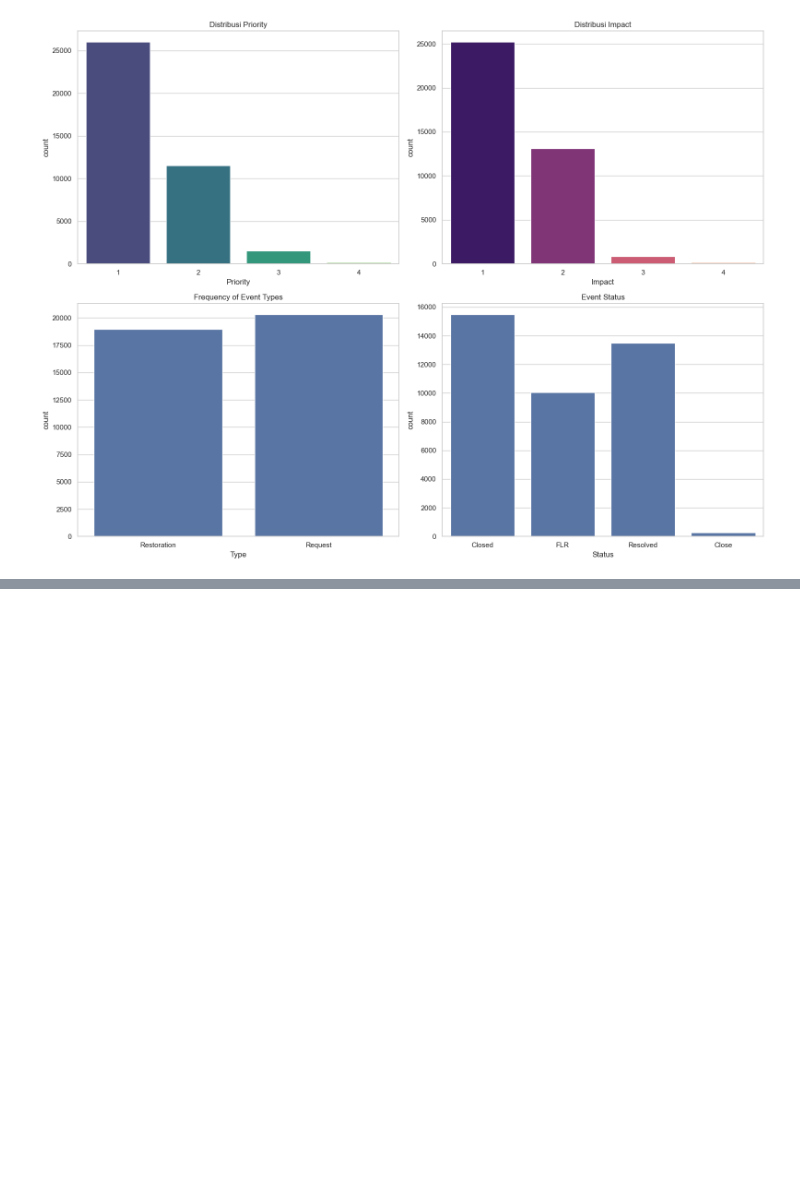
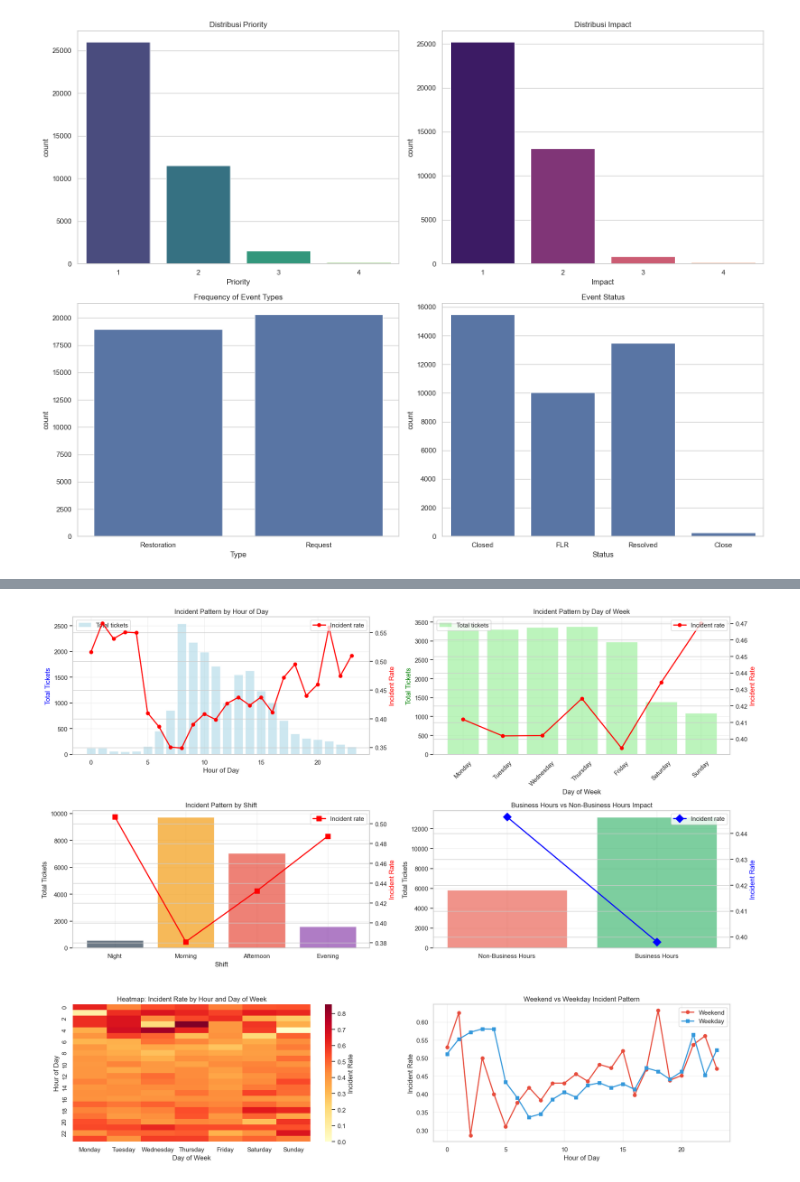
Before and after one commit to mahesa005/predictive-maintenance, a Jupyter notebook: notebooks/EDA.ipynb, the cells around one changed output, grey strips where cells are left out. Saved outputs shown, nothing was run; the diff lists cells and outputs as text; code cells hidden in the pictures; blank space fills up the shorter version.

```diff
--- a/notebooks/EDA.ipynb
+++ b/notebooks/EDA.ipynb
@@ -99,0 +223,99 @@ Passing `palette` without assigning `hue` is deprecated and will be removed in v
+# %%
+# Visualize Temporal Patterns
+fig, axes = plt.subplots(3, 2, figsize=(18, 14))
+
+# 1. Incidents by Hour of Day
+hour_incident_rate = df_fe.groupby('hour')['incident'].agg(['sum', 'count', 'mean'])
+axes[0,0].bar(hour_incident_rate.index, hour_incident_rate['count'], alpha=0.6, label='Total tickets', color='lightblue')
+ax_twin = axes[0,0].twinx()
+ax_twin.plot(hour_incident_rate.index, hour_incident_rate['mean'], color='red', marker='o', linewidth=2, label='Incident rate')
+axes[0,0].set_xlabel('Hour of Day')
+axes[0,0].set_ylabel('Total Tickets', color='blue')
+ax_twin.set_ylabel('Incident Rate', color='red')
+axes[0,0].set_title('Incident Pattern by Hour of Day')
+axes[0,0].legend(loc='upper left')
+ax_twin.legend(loc='upper right')
+axes[0,0].grid(alpha=0.3)
+
+# 2. Incidents by Day of Week
+day_incident_rate = df_fe.groupby('day_name')['incident'].agg(['sum', 'count', 'mean'])
+day_order = ['Monday', 'Tuesday', 'Wednesday', 'Thursday', 'Friday', 'Saturday', 'Sunday']
+day_incident_rate = day_incident_rate.reindex(day_order)
+axes[0,1].bar(range(len(day_incident_rate)), day_incident_rate['count'], alpha=0.6, label='Total tickets', color='lightgreen')
+ax_twin2 = axes[0,1].twinx()
+ax_twin2.plot(range(len(day_incident_rate)), day_incident_rate['mean'], color='red', marker='o', linewidth=2, label='Incident rate')
+axes[0,1].set_xticks(range(len(day_incident_rate)))
+axes[0,1].set_xticklabels(day_incident_rate.index, rotation=45)
+axes[0,1].set_xlabel('Day of Week')
+axes[0,1].set_ylabel('Total Tickets', color='green')
+ax_twin2.set_ylabel('Incident Rate', color='red')
+axes[0,1].set_title('Incident Pattern by Day of Week')
+axes[0,1].legend(loc='upper left')
+ax_twin2.legend(loc='upper right')
+axes[0,1].grid(alpha=0.3)
+
+# 3. Incidents by Shift
+shift_incident_rate = df_fe.groupby('shift_name')['incident'].agg(['sum', 'count', 'mean'])
+shift_order = ['Night', 'Morning', 'Afternoon', 'Evening']
+shift_incident_rate = shift_incident_rate.reindex(shift_order)
+colors = ['#2E4053', '#F39C12', '#E74C3C', '#8E44AD']
+axes[1,0].bar(shift_incident_rate.index, shift_incident_rate['count'], alpha=0.7, color=colors)
+ax_twin3 = axes[1,0].twinx()
+ax_twin3.plot(shift_incident_rate.index, shift_incident_rate['mean'], color='red', marker='s', linewidth=2, markersize=8, label='Incident rate')
+axes[1,0].set_xlabel('Shift')
+axes[1,0].set_ylabel('Total Tickets')
+ax_twin3.set_ylabel('Incident Rate', color='red')
+axes[1,0].set_title('Incident Pattern by Shift')
+ax_twin3.legend(loc='upper right')
+axes[1,0].grid(alpha=0.3)
+
+# 4. Business Hours vs Non-Business Hours
+bh_comparison = df_fe.groupby('is_business_hours')['incident'].agg(['sum', 'count', 'mean'])
+bh_labels = ['Non-Business Hours', 'Business Hours']
+axes[1,1].bar(bh_labels, bh_comparison['count'], alpha=0.6, color=['#E74C3C', '#27AE60'])
+ax_twin4 = axes[1,1].twinx()
+ax_twin4.plot(bh_labels, bh_comparison['mean'], color='blue', marker='D', linewidth=2, markersize=10, label='Incident rate')
+axes[1,1].set_ylabel('Total Tickets')
+ax_twin4.set_ylabel('Incident Rate', color='blue')
+axes[1,1].set_title('Business Hours vs Non-Business Hours Impact')
+ax_twin4.legend(loc='upper right')
+axes[1,1].grid(alpha=0.3)
+
+# 5. Heatmap: Hour vs Day of Week
+pivot_table = df_fe.pivot_table(values='incident', index='hour', columns='day_name', aggfunc='mean')
+pivot_table = pivot_table[day_order]
+sns.heatmap(pivot_table, cmap='YlOrRd', annot=False, fmt='.2f', cbar_kws={'label': 'Incident Rate'}, ax=axes[2,0])
+axes[2,0].set_title('Heatmap: Incident Rate by Hour and Day of Week')
+axes[2,0].set_xlabel('Day of Week')
+axes[2,0].set_ylabel('Hour of Day')
+
+# 6. Weekend vs Weekday comparison by hour
+weekend_data = df_fe[df_fe['is_weekend']==1].groupby('hour')['incident'].mean()
+weekday_data = df_fe[df_fe['is_weekend']==0].groupby('hour')['incident'].mean()
+axes[2,1].plot(weekend_data.index, weekend_data.values, marker='o', linewidth=2, label='Weekend', color='#E74C3C')
+axes[2,1].plot(weekday_data.index, weekday_data.values, marker='s', linewidth=2, label='Weekday', color='#3498DB')
+axes[2,1].set_xlabel('Hour of Day')
+axes[2,1].set_ylabel('Incident Rate')
+axes[2,1].set_title('Weekend vs Weekday Incident Pattern')
+axes[2,1].legend()
+axes[2,1].grid(alpha=0.3)
+
+plt.tight_layout()
+plt.show()
+
+# Print insights
+print("\n" + "="*80)
+print("TEMPORAL PATTERN INSIGHTS")
+print("="*80)
+print(f"\n1. HIGHEST INCIDENT RATE BY HOUR: {hour_incident_rate['mean'].idxmax()}:00 ({hour_incident_rate['mean'].max():.2%})")
+print(f"2. LOWEST INCIDENT RATE BY HOUR: {hour_incident_rate['mean'].idxmin()}:00 ({hour_incident_rate['mean'].min():.2%})")
+print(f"\n3. HIGHEST INCIDENT RATE BY DAY: {day_incident_rate['mean'].idxmax()} ({day_incident_rate['mean'].max():.2%})")
+print(f"4. LOWEST INCIDENT RATE BY DAY: {day_incident_rate['mean'].idxmin()} ({day_incident_rate['mean'].min():.2%})")
+print(f"\n5. HIGHEST INCIDENT RATE BY SHIFT: {shift_incident_rate['mean'].idxmax()} ({shift_incident_rate['mean'].max():.2%})")
+print(f"6. LOWEST INCIDENT RATE BY SHIFT: {shift_incident_rate['mean'].idxmin()} ({shift_incident_rate['mean'].min():.2%})")
+print(f"\n7. BUSINESS HOURS INCIDENT RATE: {bh_comparison.loc[1, 'mean']:.2%}")
+print(f"8. NON-BUSINESS HOURS INCIDENT RATE: {bh_comparison.loc[0, 'mean']:.2%}")
+print(f"\n9. WEEKEND INCIDENT RATE: {df_fe[df_fe['is_weekend']==1]['incident'].mean():.2%}")
+print(f"10. WEEKDAY INCIDENT RATE: {df_fe[df_fe['is_weekend']==0]['incident'].mean():.2%}")
+# %% [output]
+[figure, added]
```
Also changed, not shown: parts of 18 cells of this notebook, 4 other files.
